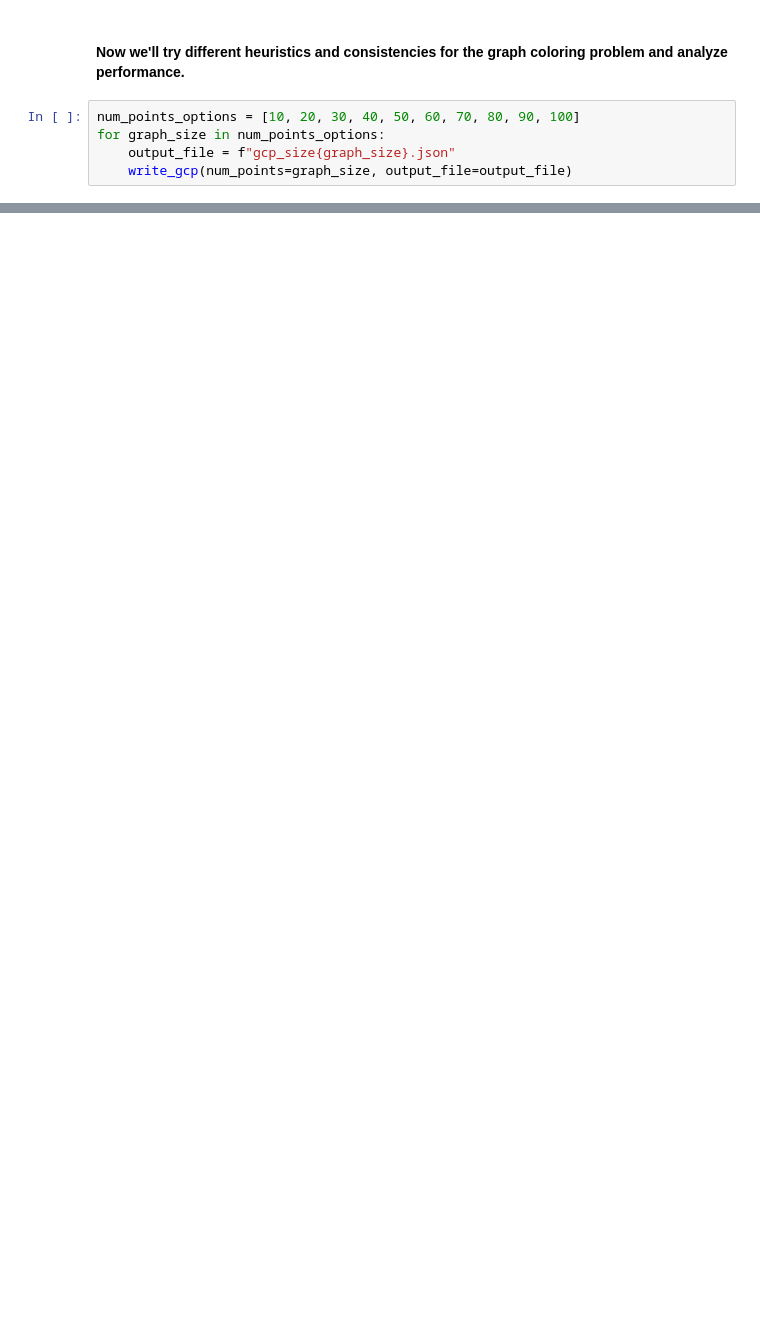
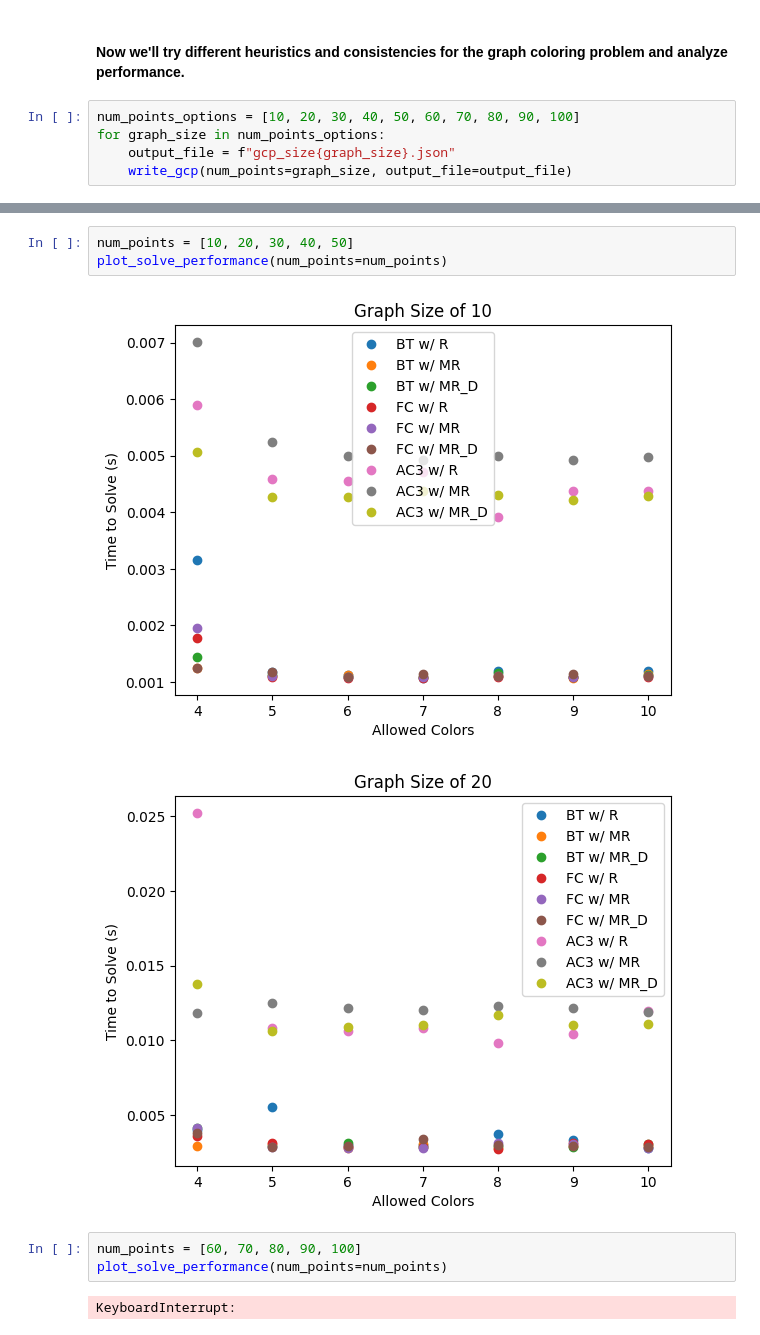
Before and after one commit to Pirate-Hunter-Zoro/Artificial-Intelligence, a Jupyter notebook: Constraint Satisfaction/csp.ipynb, the cells around one changed output, grey strips where cells are left out. Cells and saved outputs as stored; diff of their text form; blank space fills up the shorter version.

Commit message:
broke up solve performance

```diff
--- a/Constraint Satisfaction/csp.ipynb
+++ b/Constraint Satisfaction/csp.ipynb
@@ -730,0 +726,11 @@ for graph_size in num_points:
+# %%
+num_points = [10, 20, 30, 40, 50]
+plot_solve_performance(num_points=num_points)
+# %% [output]
+[figure, added]
+[figure, added]
+# %%
+num_points = [60, 70, 80, 90, 100]
+plot_solve_performance(num_points=num_points)
+# %% [output]
+KeyboardInterrupt:
```
Also changed, not shown: parts of 4 cells of this notebook, 12 other files.
